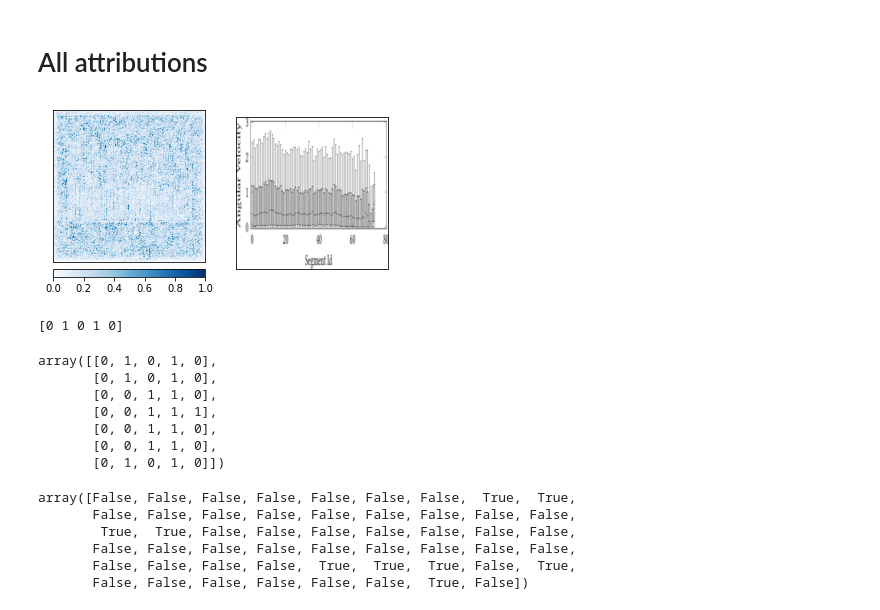
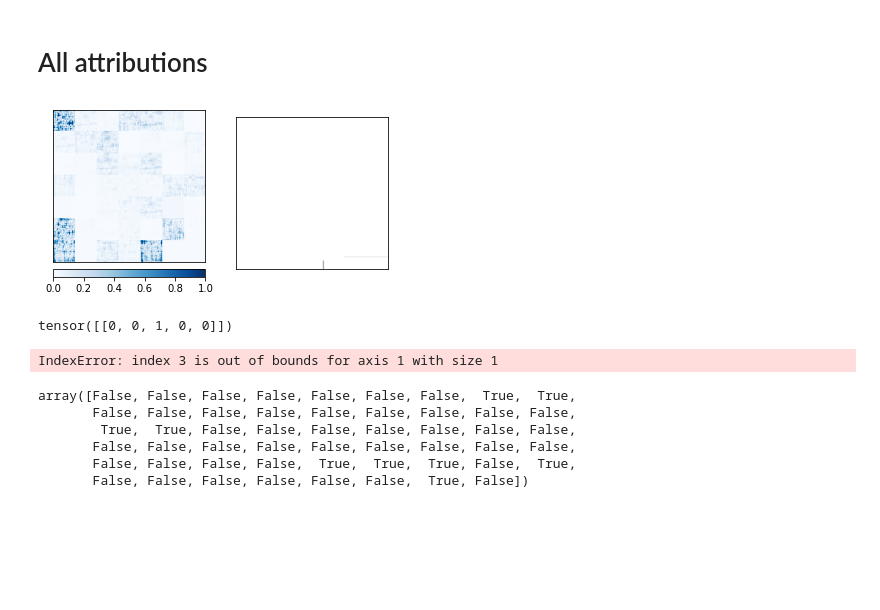
Before and after one commit to rdverse/ReproMultiModal, a Jupyter notebook: model/modeling.ipynb, the cells around one changed output. Drawn from its saved outputs; the diff is of its cells as text; code cells hidden in the pictures; blank space fills up the shorter version.

```diff
--- a/model/modeling.ipynb
+++ b/model/modeling.ipynb
@@ -76,7 +76,7 @@ PATH = "../reproducibility/acm_full_pdfs/pdfs_to_imgs/"
 #%mkdir ../reproducibility/acm_full_pdfs/abstractImgs
 
 PATHabstract = "../reproducibility/acm_full_pdfs/abstractImgs/"
-PATHabstract = "../reproducibility/acm_full_pdfs/pdfs_figures/images/"
+#PATHabstract = "../reproducibility/acm_full_pdfs/pdfs_figures/images/"
 # %% [markdown]
 ## Prepare df Labels
 # %%
@@ -436,7 +436,7 @@ model = ViT(
     channels=3,
 )#.to(device)
 
-model = DeepViT(
+model1 = DeepViT(
     image_size = 224,
     patch_size = 32,
     num_classes = 5,
@@ -452,11 +452,14 @@ model = DeepViT(
 # %%
 lr = 1e-2
 gamma = 0.7
-epochs = 5
+epochs = 2
 import tqdm
 device = torch.device("cuda:0" if torch.cuda.is_available() else "cpu")
 # loss function
 criterion = nn.MultiLabelSoftMarginLoss()
+criterion = nn.MultiLabelMarginLoss()
+criterion = nn.CrossEntropyLoss()
+criterion = nn.BCEWithLogitsLoss()
 # optimizer
 optimizer = optim.Adam(model.parameters(), lr=lr)
 # scheduler
@@ -485,7 +488,7 @@ for epoch in tqdm.tqdm(range(epochs)):
         #train_label =  train_label#.to(device)
 
         train_output = model( train_data)
-        loss = criterion( train_output,  train_label)
+        loss = criterion( train_output.squeeze(),  train_label)
         optimizer.zero_grad()
         loss.backward()
         optimizer.step()
@@ -1028,27 +1108,21 @@ def interpret_model(nSample, train_data, target, mode,model, figName):
 # %%
 train_data, train_label= inputs, labels
 # %%
-nsample = 31
+nsample = 3
 interpret_model(nSample=nsample,
                 train_data=train_data,
                 target=3,
                 mode='integrated_gradients',
-                model=net,
-               figName="vesrt.png")
+                model=model,
+               figName="1vesrtfig.png")
 # %% [output]
-[figure, old version]
+[figure, new version]
 # %%
 print(train_label[nsample])
 train_label[np.take(train_label,3,axis=1)==1]
 # %% [output]
-[0 1 0 1 0]
+tensor([[0, 0, 1, 0, 0]])
-array([[0, 1, 0, 1, 0],
-       [0, 1, 0, 1, 0],
-       [0, 0, 1, 1, 0],
-       [0, 0, 1, 1, 1],
-       [0, 0, 1, 1, 0],
-       [0, 0, 1, 1, 0],
-       [0, 1, 0, 1, 0]])
+IndexError: index 3 is out of bounds for axis 1 with size 1
 # %%
 np.take(train_label,3,axis=1)==1
 # %% [output]
```
Also changed, not shown: parts of 10 cells of this notebook, 33 other files.
